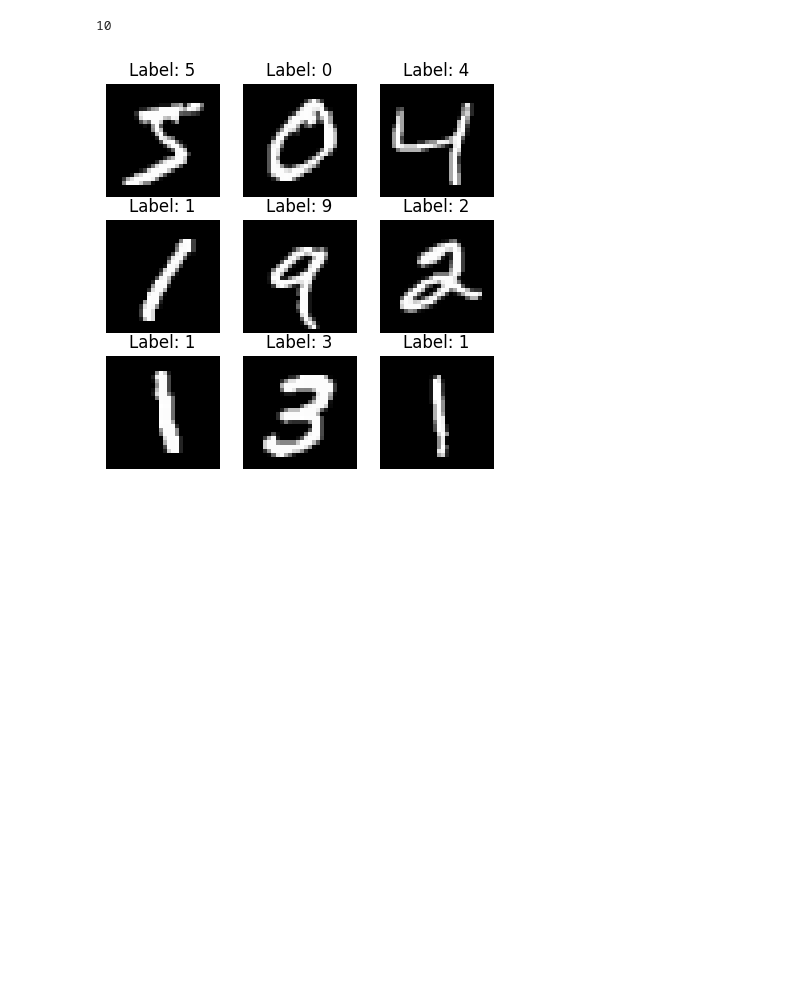
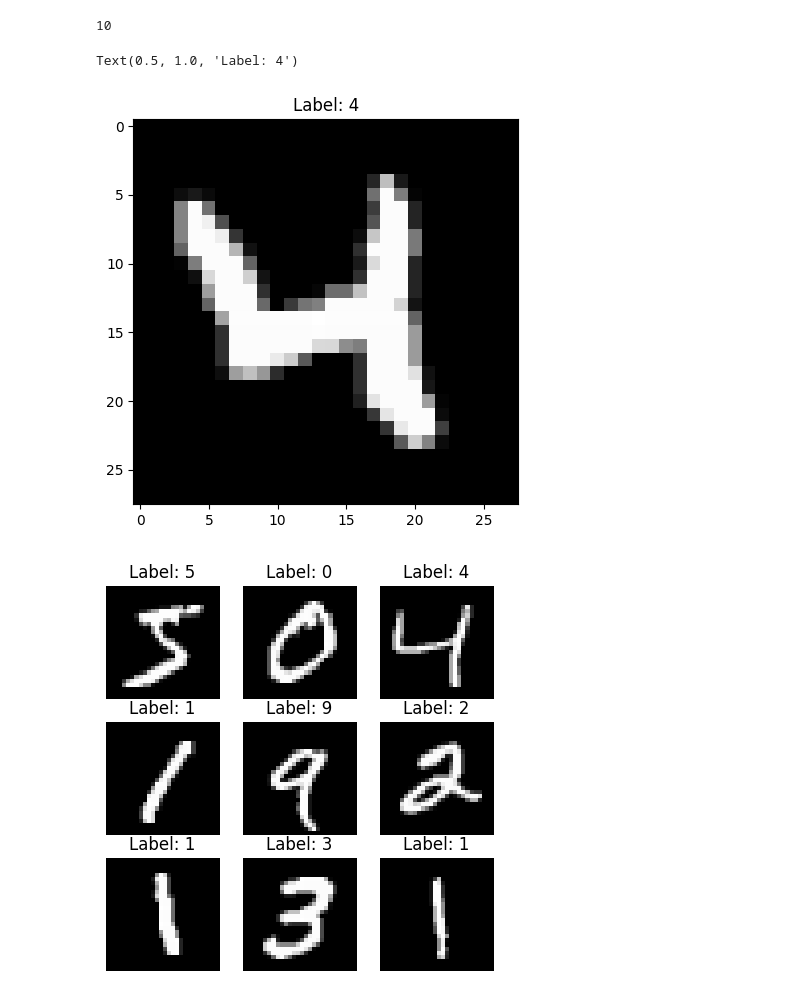
Before and after one commit to ZiaUrRehman-bit/CNN-Using-MPI, a Jupyter notebook: 01.CNN Vanila Version.ipynb, the cells around one changed output. Cells and saved outputs as stored; diff of their text form; code cells hidden in the pictures; blank space fills up the shorter version.

```diff
--- a/01.CNN Vanila Version.ipynb
+++ b/01.CNN Vanila Version.ipynb
@@ -90,6 +565,21 @@ len(model.layers)
 len(model.weights)
 # %% [output]
 10
+# %%
+import numpy as np
+import matplotlib.pyplot as plt
+from tensorflow.keras.datasets import mnist
+
+# Load the dataset
+(x_train, y_train), (x_test, y_test) = mnist.load_data()
+
+# Plot the first 9 images
+plt.figure(figsize=(5,5))
+plt.imshow(x_train[20], cmap='gray')
+plt.title(f"Label: {y_train[20]}")
+# %% [output]
+Text(0.5, 1.0, 'Label: 4')
+[figure, added]
 # %%
 import numpy as np
 import matplotlib.pyplot as plt
```
Also changed, not shown: parts of 17 cells of this notebook.
